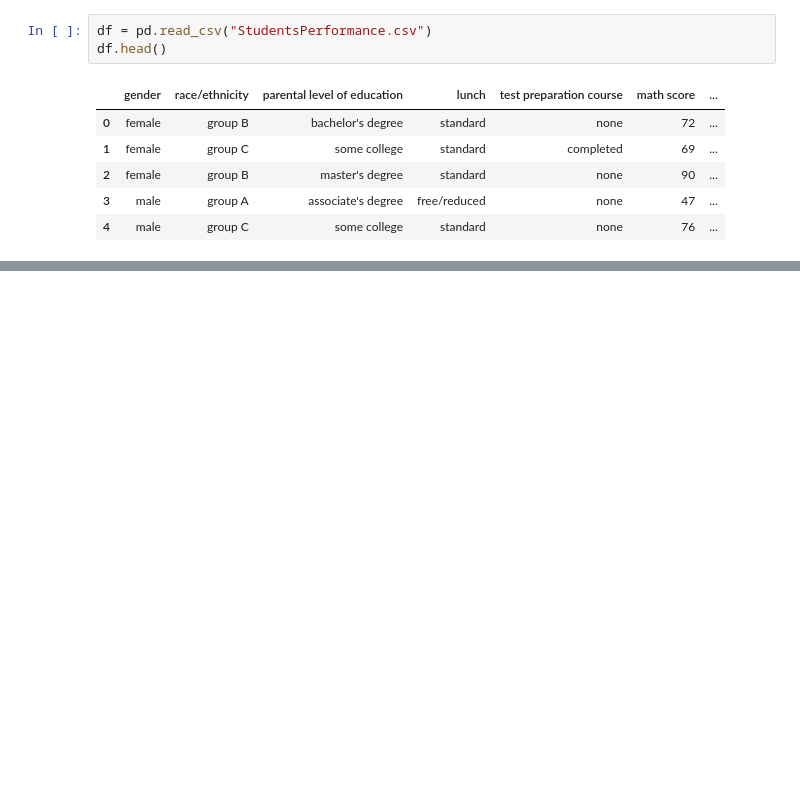
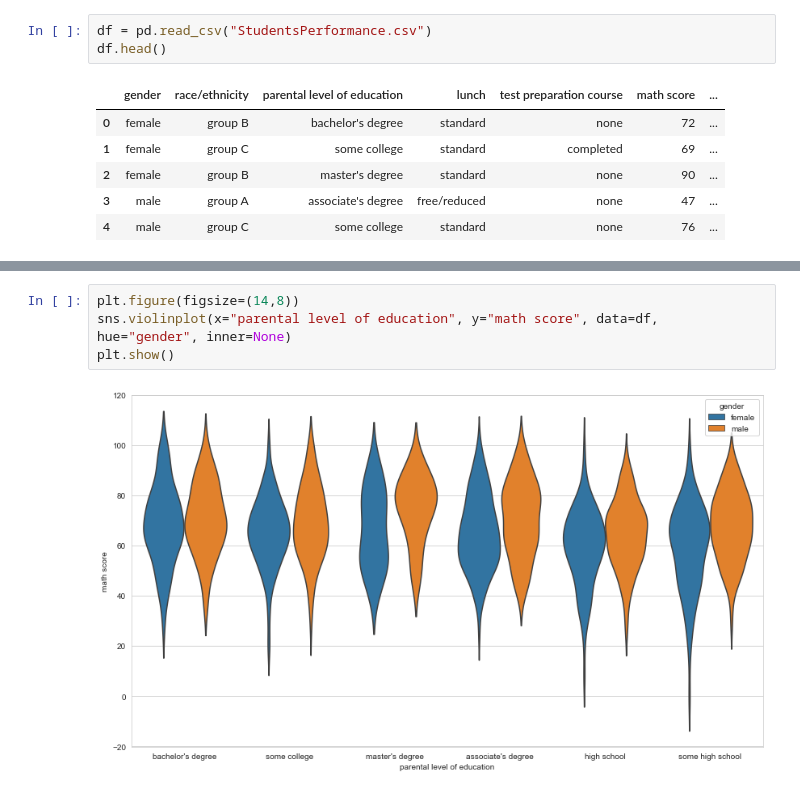
Before and after one commit to Yusuf5001/DVwPy, a Jupyter notebook: Seaborn 4.ipynb, the cells around one changed output, grey strips where cells are left out. Cells and saved outputs as stored; diff of their text form; blank space fills up the shorter version.

```diff
--- a/Seaborn 4.ipynb
+++ b/Seaborn 4.ipynb
@@ -419,0 +423,6 @@ LS14 6JD
+# %%
+plt.figure(figsize=(14,8))
+sns.violinplot(x="parental level of education", y="math score", data=df, hue="gender", inner=None)
+plt.show()
+# %% [output]
+[figure, added]
```
Also changed, not shown: parts of 43 cells of this notebook.
